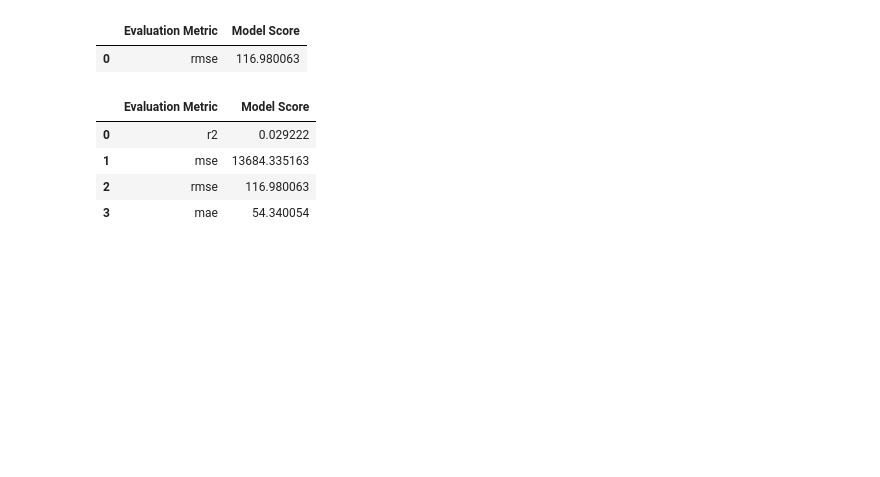
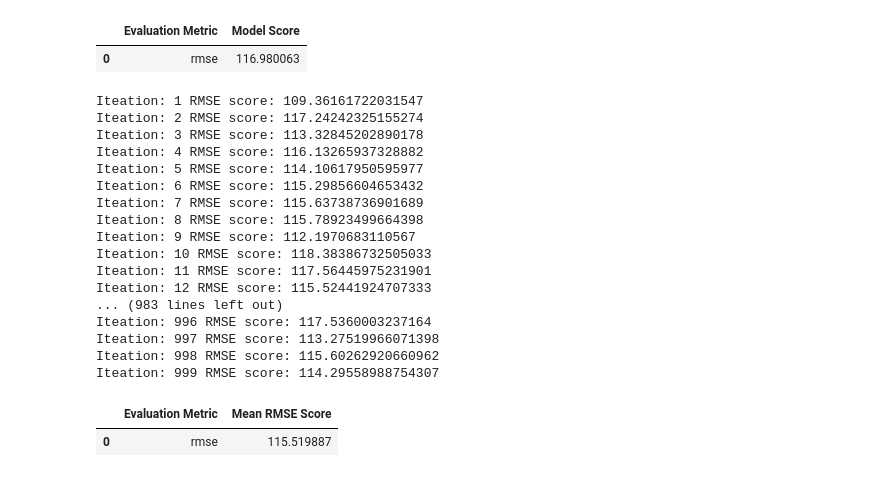
Before and after one commit to saeedbasha/flight_delays_ML, a Jupyter notebook: 7_Baseline_model.ipynb, the cells around one changed output. Saved outputs shown, nothing was run; the diff lists cells and outputs as text; code cells hidden in the pictures; blank space fills up the shorter version.

Commit message:
meta data

```diff
--- a/7_Baseline_model.ipynb
+++ b/7_Baseline_model.ipynb
@@ -69,49 +69,49 @@ display(model_scores_df)
 # %%
 # To test the stability of the prediction:
 # Split the data set randomly 1000 times
 # Calculate average rmse score
 
 rmse_scores = []
 for i in range(1,1000):
     # Splitting data
     X_train, X_test, y_train, y_test = train_test_split(X,y,test_size=0.3)
 
     # Calculate average delays on each flight route
     average_delays = calc_average_delay_for_each_route(X_train,y_train)
 
     # Predict flight delays based on average delay at each airport
     y_pred = estimate_delays(average_delays,X_test)
 
     # Scoring the prediction using rmse
     rmse_cv = mean_squared_error(y_test, y_pred, squared=False)
     rmse_scores.append(rmse_cv)
+    print("Iteation:",i,"RMSE score:",rmse_cv)
 
+mean_rmse_score = sum(rmse_scores)/len(rmse_scores)
 # Displaying the score
 model_scores_df = pd.DataFrame({
     'Evaluation Metric': ["rmse"],
-    'Model Score': [rmse_cv]
+    'Mean RMSE Score': [mean_rmse_score]
 })
 
 display(model_scores_df)
+# %% [output]
+Iteation: 1 RMSE score: 109.36161722031547
+Iteation: 2 RMSE score: 117.24242325155274
+Iteation: 3 RMSE score: 113.32845202890178
+Iteation: 4 RMSE score: 116.13265937328882
+Iteation: 5 RMSE score: 114.10617950595977
+Iteation: 6 RMSE score: 115.29856604653432
+Iteation: 7 RMSE score: 115.63738736901689
+Iteation: 8 RMSE score: 115.78923499664398
+Iteation: 9 RMSE score: 112.1970683110567
+Iteation: 10 RMSE score: 118.38386732505033
+Iteation: 11 RMSE score: 117.56445975231901
+Iteation: 12 RMSE score: 115.52441924707333
+... (983 lines left out)
+Iteation: 996 RMSE score: 117.5360003237164
+Iteation: 997 RMSE score: 113.27519966071398
+Iteation: 998 RMSE score: 115.60262920660962
+Iteation: 999 RMSE score: 114.29558988754307
+|  | Evaluation Metric | Mean RMSE Score |
+| 0 | rmse | 115.519887 |
-# %%
-
-# Other scoring methods
-r2_cv = r2_score(y_test, y_pred)
-mse_cv = mean_squared_error(y_test, y_pred)
-rmse_cv = mean_squared_error(y_test, y_pred, squared=False)
-mae_cv = mean_absolute_error(y_test, y_pred)
-
-rmse_cv = mean_squared_error(y_test, y_pred, squared=False)
-
-model_scores_df = pd.DataFrame({
-    'Evaluation Metric': ["r2","mse","rmse","mae"],
-    'Model Score': [r2_cv, mse_cv, rmse_cv, mae_cv]
-})
-
-display(model_scores_df)
-# %% [output]
-|  | Evaluation Metric | Model Score |
-| 0 | r2 | 0.029222 |
-| 1 | mse | 13684.335163 |
-| 2 | rmse | 116.980063 |
-| 3 | mae | 54.340054 |
```
